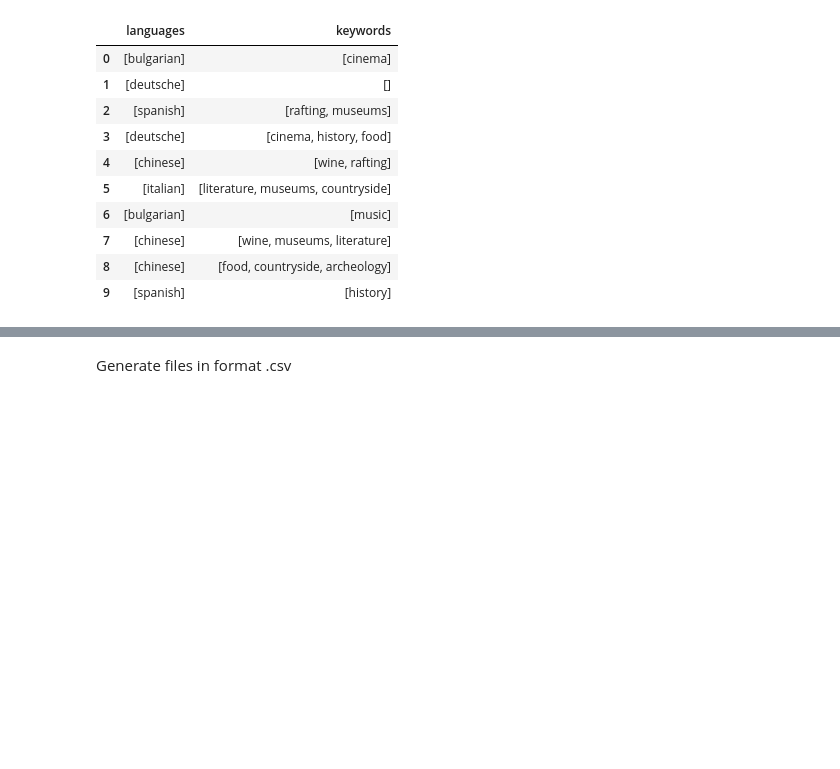
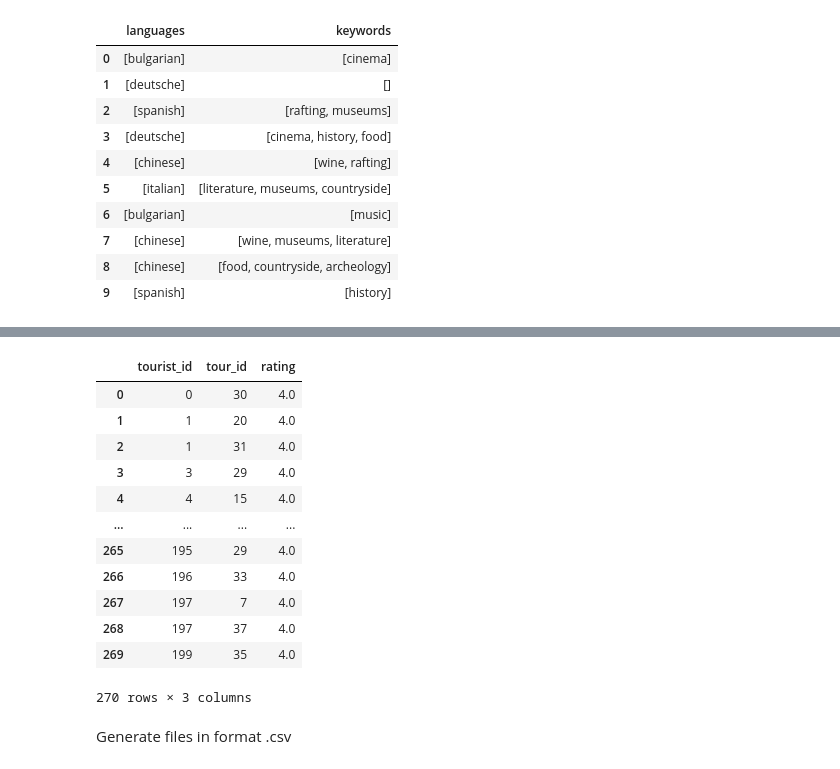
Before and after one commit to LorenzoAicardi/AsTourX, a Jupyter notebook: recommendersystem/Datageneration.ipynb, the cells around one changed output, grey strips where cells are left out. Drawn from its saved outputs; the diff is of its cells as text; code cells hidden in the pictures; blank space fills up the shorter version.

Commit message:
tours added

```diff
--- a/recommendersystem/Datageneration.ipynb
+++ b/recommendersystem/Datageneration.ipynb
@@ -113,0 +263,6 @@ ratings = generate_rating(tourists,guides)
+# %%
+tours = []
+for guide in guides:
+    tours.append(generate_tours(guide))
+
+tours
@@ -113,0 +325,3 @@ ratings = generate_rating(tourists,guides)
+# %%
+tours_ratings= generate_rating_tours(tourists, tours)
+tours_ratings
@@ -165,3 +397,20 @@ tourist_df[:10]
+# %%
+tours_rating_df = pd.DataFrame(tours_ratings)
+tours_rating_df.rename(columns={tours_rating_df.columns[0]: 'tourist_id',tours_rating_df.columns[1]: 'tour_id',guides_rating_df.columns[2]: 'rating'}, inplace=False)
+# %% [output]
+|  | tourist_id | tour_id | rating |
+| 0 | 0 | 30 | 4.0 |
+| 1 | 1 | 20 | 4.0 |
+| 2 | 1 | 31 | 4.0 |
+| 3 | 3 | 29 | 4.0 |
+| 4 | 4 | 15 | 4.0 |
+| ... | ... | ... | ... |
+| 265 | 195 | 29 | 4.0 |
+| 266 | 196 | 33 | 4.0 |
+| 267 | 197 | 7 | 4.0 |
+| 268 | 197 | 37 | 4.0 |
+| 269 | 199 | 35 | 4.0 |
+270 rows × 3 columns
 # %% [markdown]
 Generate files in format .csv
 # %%
```
Also changed, not shown: parts of 19 cells of this notebook.
